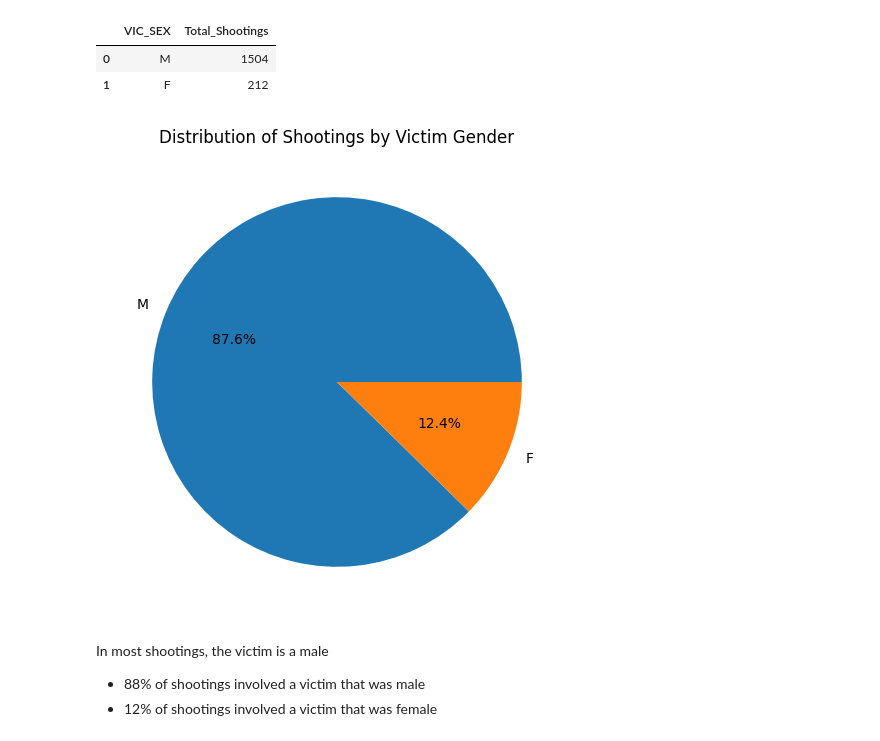
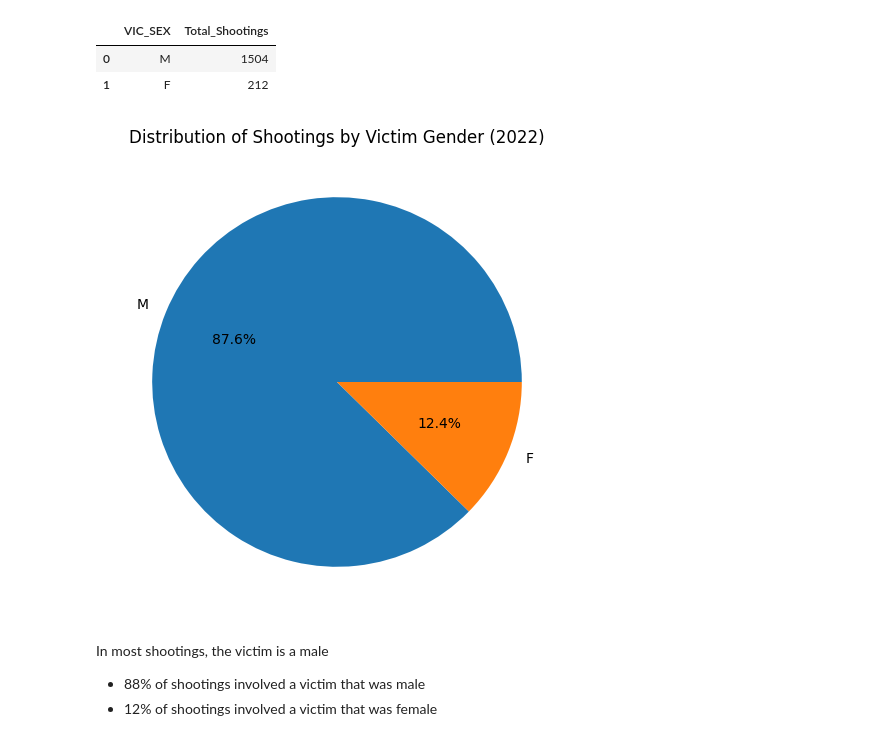
Before and after one commit to andyLiSyr/nycShootingsAnalysis, a Jupyter notebook: Analysis/NYC_Shootings_Analysis.ipynb, the cells around one changed output. Saved outputs shown, nothing was run; the diff lists cells and outputs as text; code cells hidden in the pictures.

```diff
--- a/Analysis/NYC_Shootings_Analysis.ipynb
+++ b/Analysis/NYC_Shootings_Analysis.ipynb
@@ -532,11 +534,11 @@ result
 # %%
 #plotting the result of query that gets total number of victims grouped by gender
 plt.figure(figsize=(6,6))
 plt.pie(result['Total_Shootings'],labels=result['VIC_SEX'],autopct='%1.1f%%')
-plt.title('Distribution of Shootings by Victim Gender')
+plt.title('Distribution of Shootings by Victim Gender (2022)')
 plt.show()
 # %% [output]
-[figure, old version]
+[figure, new version]
 # %% [markdown]
 In most shootings, the victim is a male
 - 88% of shootings involved a victim that was male
```
Also changed, not shown: parts of 10 cells of this notebook, 12 other files.
